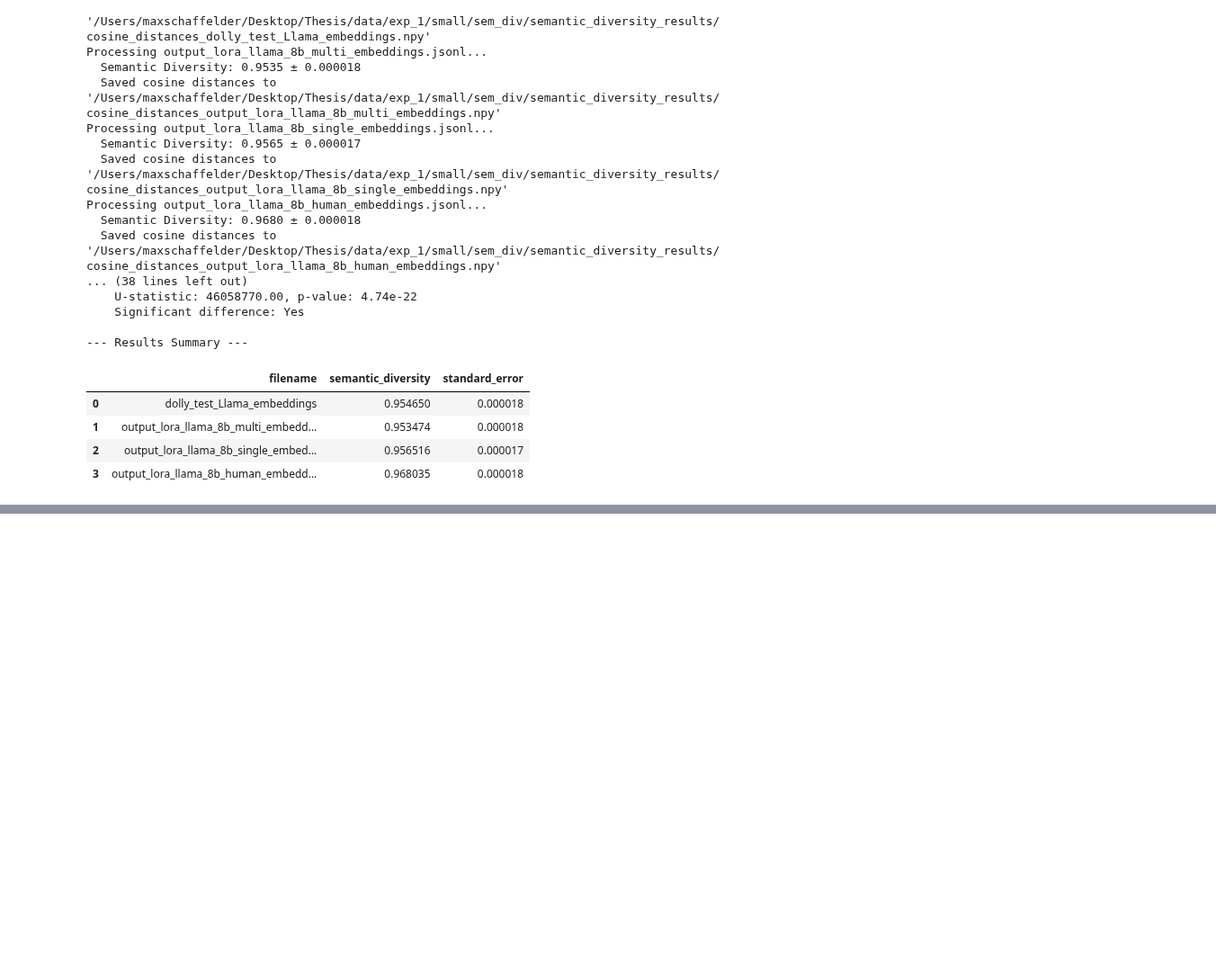
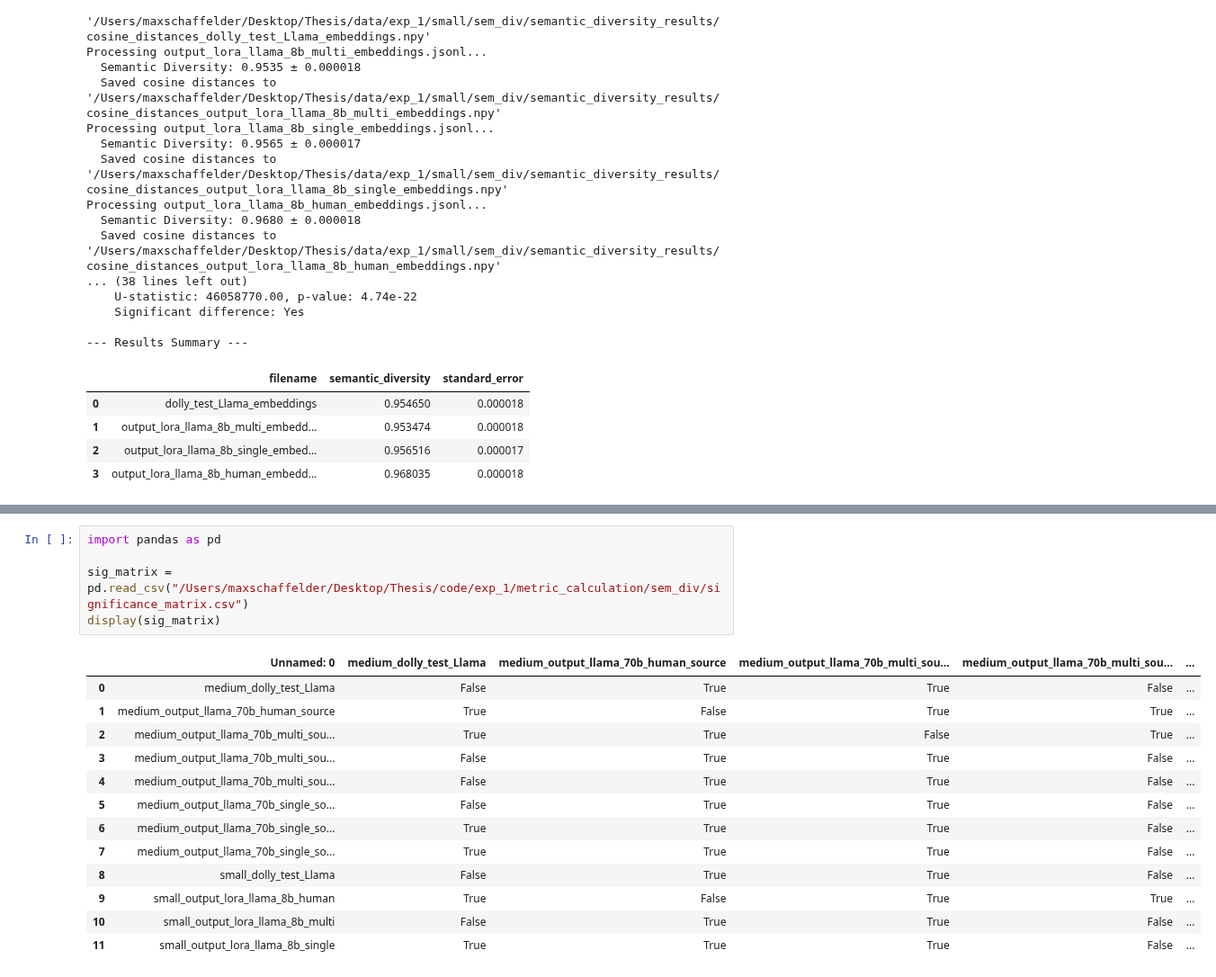
Before and after one commit to maxschaffelder/synthetic_data_diversity, a Jupyter notebook: exp_1/metric_calculation/sem_div/semantic_diversity.ipynb, the cells around one changed output, grey strips where cells are left out. Shown at 90% size. Drawn from its saved outputs; the diff is of its cells as text; blank space fills up the shorter version.

```diff
--- a/exp_1/metric_calculation/sem_div/semantic_diversity.ipynb
+++ b/exp_1/metric_calculation/sem_div/semantic_diversity.ipynb
@@ -243,0 +420,19 @@ Processing output_lora_llama_8b_human_embeddings.jsonl...
+# %%
+import pandas as pd
+
+sig_matrix = pd.read_csv("/Users/maxschaffelder/Desktop/Thesis/code/exp_1/metric_calculation/sem_div/significance_matrix.csv")
+display(sig_matrix)
+# %% [output]
+|  | Unnamed: 0 | medium_dolly_test_Llama | medium_output_llama_70b_human_source | medium_output_llama_70b_multi_sou... | medium_output_llama_70b_multi_sou... | ... |
+| 0 | medium_dolly_test_Llama | False | True | True | False | ... |
+| 1 | medium_output_llama_70b_human_source | True | False | True | True | ... |
+| 2 | medium_output_llama_70b_multi_sou... | True | True | False | True | ... |
+| 3 | medium_output_llama_70b_multi_sou... | False | True | True | False | ... |
+| 4 | medium_output_llama_70b_multi_sou... | False | True | True | False | ... |
+| 5 | medium_output_llama_70b_single_so... | False | True | True | False | ... |
+| 6 | medium_output_llama_70b_single_so... | True | True | True | False | ... |
+| 7 | medium_output_llama_70b_single_so... | True | True | True | False | ... |
+| 8 | small_dolly_test_Llama | False | True | True | False | ... |
+| 9 | small_output_lora_llama_8b_human | True | False | True | True | ... |
+| 10 | small_output_lora_llama_8b_multi | False | True | True | False | ... |
+| 11 | small_output_lora_llama_8b_single | True | True | True | False | ... |
```
Also changed, not shown: parts of 11 cells of this notebook.
